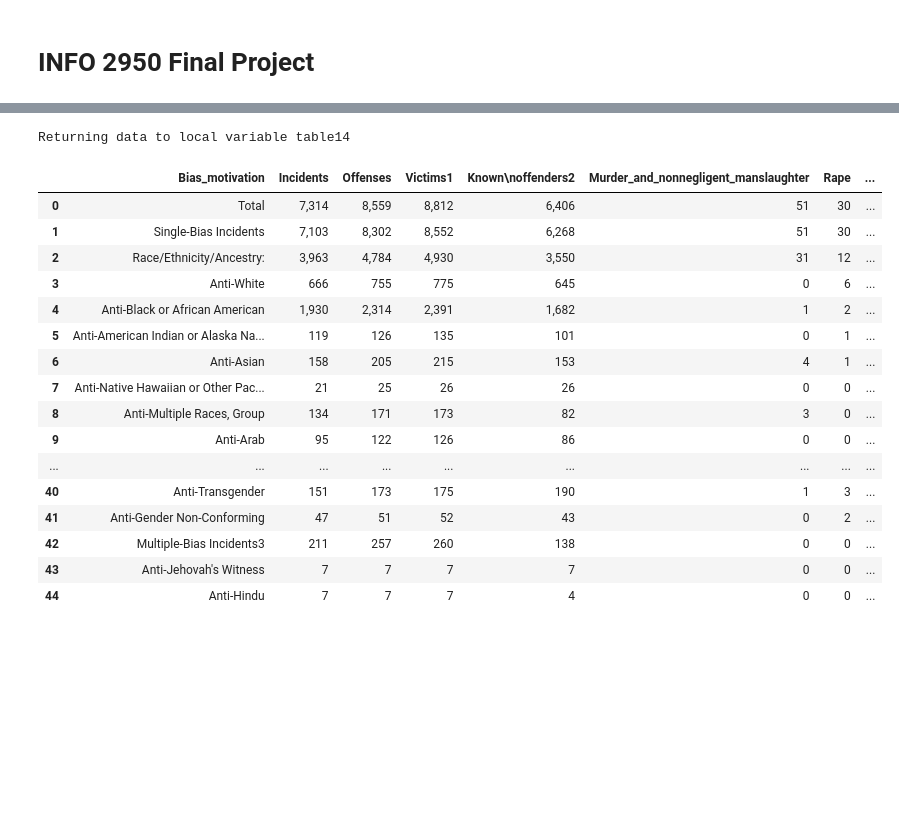
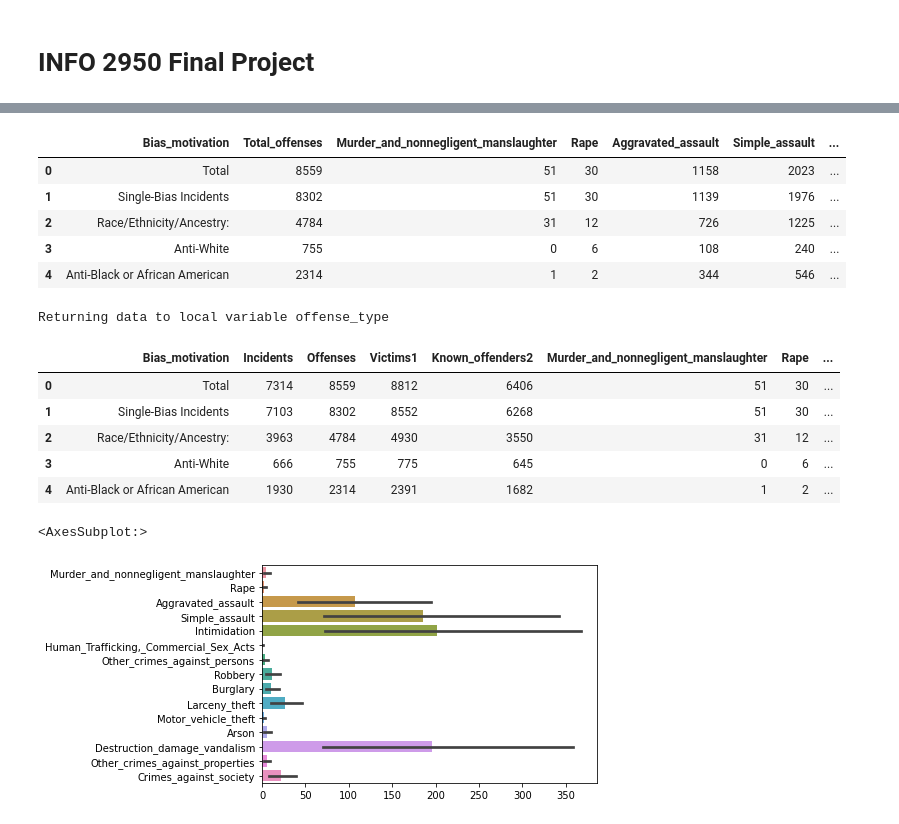
Before and after one commit to ChenTsizhen/2950_Project, a Jupyter notebook: masterNotebook.ipynb, the cells around one changed output, grey strips where cells are left out. Saved outputs shown, nothing was run; the diff lists cells and outputs as text; code cells hidden in the pictures; blank space fills up the shorter version.

Commit message:
added table4 visualization

```diff
--- a/masterNotebook.ipynb
+++ b/masterNotebook.ipynb
@@ -16,7 +19,4 @@ reserach question:
 # %%
-table1 = pd.read_csv('./Data_2019/Incidents_Offenses_Victims_and_Known_Offenders_by_Bias_Motivation_2019.csv')
-
-table4 = pd.read_csv('./Data_2019/Offenses_Offense_Type_by_Bias_Motivation_2019 v2.csv')
-
-table1
+table1 = pd.read_csv('./Data_2019/Incidents_Offenses_Victims_and_Known_Offenders_by_Bias_Motivation_2019.csv', thousands=',')
+table1.head()
 # %% [output]
@@ -40,25 +29,33 @@ table1
+# %%
+table4 = pd.read_csv('./Data_2019/Offenses_Offense_Type_by_Bias_Motivation_2019 v2.csv', thousands=',')
+table4.head()
+# %% [output]
+|  | Bias_motivation | Total_offenses | Murder_and_nonnegligent_manslaughter | Rape | Aggravated_assault | Simple_assault | ... |
+| 0 | Total | 8559 | 51 | 30 | 1158 | 2023 | ... |
+| 1 | Single-Bias Incidents | 8302 | 51 | 30 | 1139 | 1976 | ... |
+| 2 | Race/Ethnicity/Ancestry: | 4784 | 31 | 12 | 726 | 1225 | ... |
+| 3 | Anti-White | 755 | 0 | 6 | 108 | 240 | ... |
+| 4 | Anti-Black or African American | 2314 | 1 | 2 | 344 | 546 | ... |
 # %%
-%sql table14 << SELECT * FROM table1 FULL OUTER JOIN table4 ON table1.Offenses = table4.Total_Offenses
+%sql offense_type << SELECT * FROM table1 FULL OUTER JOIN table4 ON table1.Offenses = table4.Total_Offenses
 
-table14 = table14.loc[:,~table14.columns.duplicated()].copy()
-table14 = table14.drop(['Total_offenses'],axis=1)
-table14
+offense_type = offense_type.loc[:,~offense_type.columns.duplicated()]
+offense_type = offense_type.drop(['Total_offenses'],axis=1)
+offense_type.head()
 # %% [output]
-Returning data to local variable table14
+Returning data to local variable offense_type
-|  | Bias_motivation | Incidents | Offenses | Victims1 | Known\noffenders2 | Murder_and_nonnegligent_manslaughter | Rape | ... |
-| 0 | Total | 7,314 | 8,559 | 8,812 | 6,406 | 51 | 30 | ... |
-| 1 | Single-Bias Incidents | 7,103 | 8,302 | 8,552 | 6,268 | 51 | 30 | ... |
-| 2 | Race/Ethnicity/Ancestry: | 3,963 | 4,784 | 4,930 | 3,550 | 31 | 12 | ... |
+|  | Bias_motivation | Incidents | Offenses | Victims1 | Known_offenders2 | Murder_and_nonnegligent_manslaughter | Rape | ... |
+| 0 | Total | 7314 | 8559 | 8812 | 6406 | 51 | 30 | ... |
+| 1 | Single-Bias Incidents | 7103 | 8302 | 8552 | 6268 | 51 | 30 | ... |
+| 2 | Race/Ethnicity/Ancestry: | 3963 | 4784 | 4930 | 3550 | 31 | 12 | ... |
 | 3 | Anti-White | 666 | 755 | 775 | 645 | 0 | 6 | ... |
-| 4 | Anti-Black or African American | 1,930 | 2,314 | 2,391 | 1,682 | 1 | 2 | ... |
-| 5 | Anti-American Indian or Alaska Na... | 119 | 126 | 135 | 101 | 0 | 1 | ... |
-| 6 | Anti-Asian | 158 | 205 | 215 | 153 | 4 | 1 | ... |
-| 7 | Anti-Native Hawaiian or Other Pac... | 21 | 25 | 26 | 26 | 0 | 0 | ... |
-| 8 | Anti-Multiple Races, Group | 134 | 171 | 173 | 82 | 3 | 0 | ... |
-| 9 | Anti-Arab | 95 | 122 | 126 | 86 | 0 | 0 | ... |
-| ... | ... | ... | ... | ... | ... | ... | ... | ... |
-| 40 | Anti-Transgender | 151 | 173 | 175 | 190 | 1 | 3 | ... |
-| 41 | Anti-Gender Non-Conforming | 47 | 51 | 52 | 43 | 0 | 2 | ... |
-| 42 | Multiple-Bias Incidents3 | 211 | 257 | 260 | 138 | 0 | 0 | ... |
-| 43 | Anti-Jehovah's Witness | 7 | 7 | 7 | 7 | 0 | 0 | ... |
-| 44 | Anti-Hindu | 7 | 7 | 7 | 4 | 0 | 0 | ... |
+| 4 | Anti-Black or African American | 1930 | 2314 | 2391 | 1682 | 1 | 2 | ... |
+# %%
+import matplotlib.pyplot as plt
+import seaborn as sns
+
+t4 = table4.drop(['Bias_motivation', 'Total_offenses'],axis=1)
+sns.barplot(data=t4, orient = 'h')
+# %% [output]
+<AxesSubplot:>
+[figure, added]
```
Also changed, not shown: parts of 5 cells of this notebook, 7 other files.
